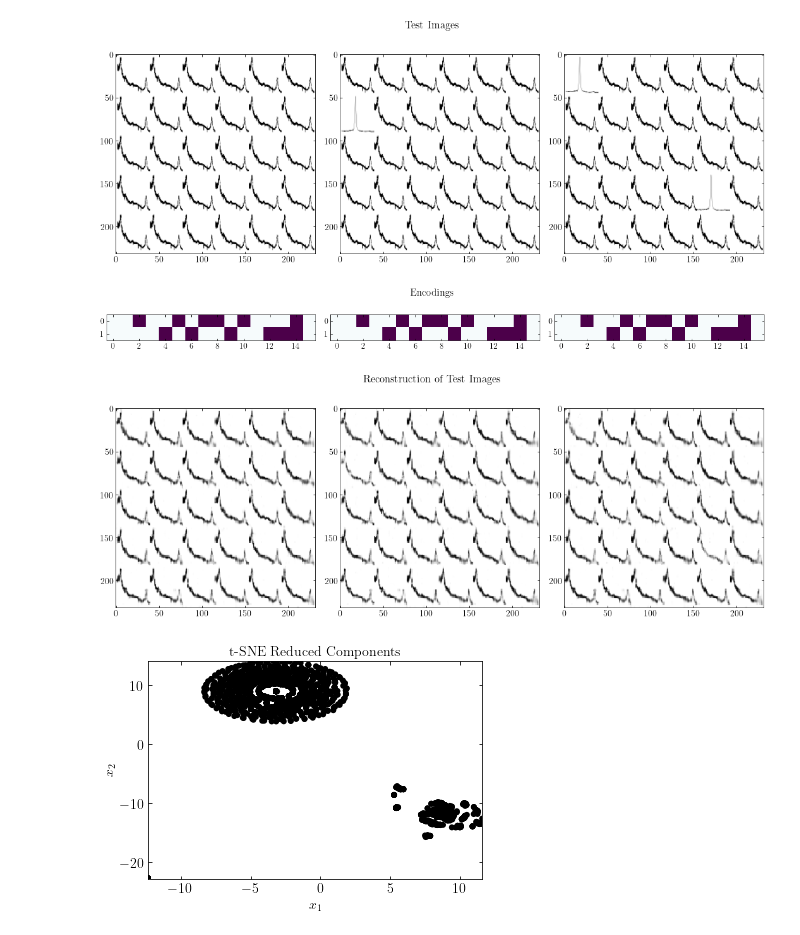
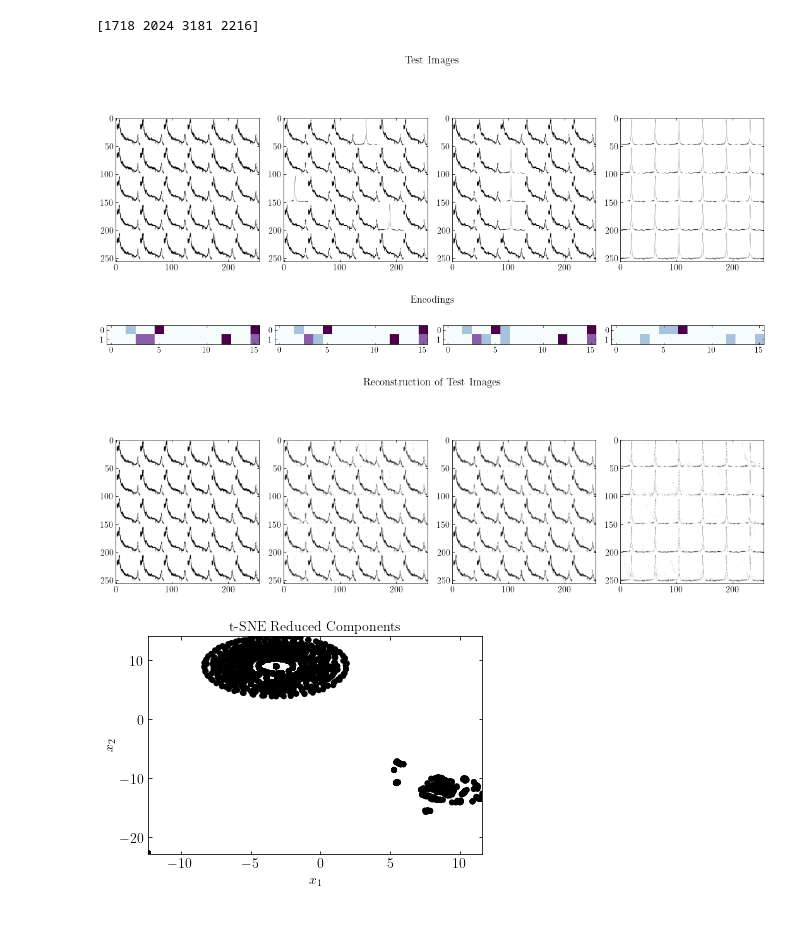
Before and after one commit to keriheuer/autoencoder, a Jupyter notebook: new_model.ipynb, the cells around one changed output. Cells and saved outputs as stored; diff of their text form; code cells hidden in the pictures.

```diff
--- a/new_model.ipynb
+++ b/new_model.ipynb
@@ -28,7 +28,7 @@ def create_dataset(img_folder):
     filenames=[] #need to keep track of what order images are in
     for i, file in enumerate(os.listdir(img_folder)):
         if '.png' in file:
-            img = image.load_img(img_folder+'/'+file, target_size=(256,256,1), colormode='grayscale')
+            img = image.load_img(img_folder+'/'+file, target_size=(256,256,1), color_mode='grayscale')
             img = image.img_to_array(img)
             img /= 255
             img_data_array.append(img)
@@ -189,7 +201,7 @@ _________________________________________________________________
 # autoencoder.load_weights(checkpoint_path)
 # %%
 #train
-n_epochs, batch = 30, 16
+n_epochs, batch = 200, 16
 act1, act2, opt, loss_fcn = "relu", "sigmoid", "adam", "binary_crossentropy"
 
 from keras.optimizers import Adam
@@ -244,56 +271,57 @@ Epoch 2/30
 #visually inspect reconstructions to test accuracy
 
 #pick random images
-ncols=3
-pred = autoencoder.predict(X_train)
-encodings = encoder.predict(X_train)
+ncols=4
+pred = autoencoder.predict(training_data)
+encodings = encoder.predict(training_data)
 
-# idx = np.random.randint(len(X_train), size=ncols)
-# print(idx)
-idx = [1498, 1432, 1202]  #indices of a same, 1diff, and 2diff spectra pages from X_train
+idx = np.random.randint(len(training_data), size=ncols)
+print(idx)
+#idx = [1498, 1432, 1202]  #indices of a same, 1diff, and 2diff spectra pages from X_train
 
 fig, ax = plt.subplots(nrows=1, ncols=ncols, figsize=(15,6))
 fig.suptitle('Test Images')
 for i, num in enumerate(idx):
-    ax[i].imshow(X_train[num, ..., 0], cmap='gray')
+    ax[i].imshow(training_data[num, ..., 0], cmap='gray')
     #adjust_spines(ax[i], [])
 fig.tight_layout()
 fig.subplots_adjust(top=0.95)
-plt.savefig('test_images_6.pdf')
+plt.savefig('test_images_7.pdf')
 
 colors = [(247,252,253), (224,236,244), (191,211,230), (158,188,218), (140,150,198),
             (140,107,177), (136,65,157), (129,15,124), (77,0,75)]
 colors = np.array(colors)/256
 cm = matplotlib.colors.LinearSegmentedColormap.from_list(
         'custom', colors, N=ncols)
 
 fig, ax = plt.subplots(ncols=ncols, figsize=(16, 2))
 fig.suptitle('Encodings')
 for i, num in enumerate(idx):
     #code = encoder.predict(X_train[idx])[0]
     code = encodings[num]
     ax[i].imshow(code.reshape([-1, code.shape[-1]//2]), cmap=cm)
     #adjust_spines(ax[i], [])
 fig.tight_layout()
 fig.subplots_adjust(top=0.95)
-plt.savefig('encodings_6.pdf')
+plt.savefig('encodings_7.pdf')
 
 fig, ax = plt.subplots(nrows=1, ncols=ncols, figsize=(15,6))
 fig.suptitle('Reconstruction of Test Images')
 for i, num in enumerate(idx):
     ax[i].imshow(pred[num, ..., 0], cmap='gray')
     #adjust_spines(ax[i], [])
 fig.tight_layout()
 fig.subplots_adjust(top=0.95)
-plt.savefig('reconstructions_6.pdf')
+plt.savefig('reconstructions_7.pdf')
 
 
     #plot with sigmoid over prediction output? sigmoid(x_hat_raw)
 plt.show()
 # %% [output]
+[1718 2024 3181 2216]
-[figure, old version]
+[figure, new version]
-[figure, old version]
+[figure, new version]
-[figure, old version]
+[figure, new version]
 # %%
 # t-SNE
 from sklearn.manifold import TSNE
```
Also changed, not shown: parts of 4 cells of this notebook, 1 other file.
